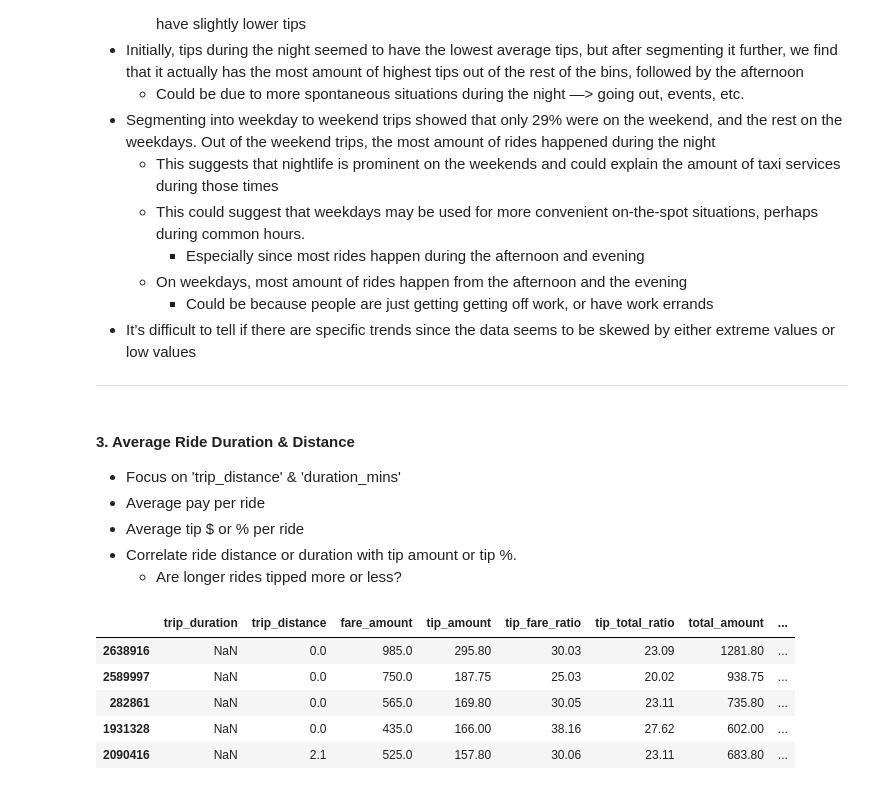
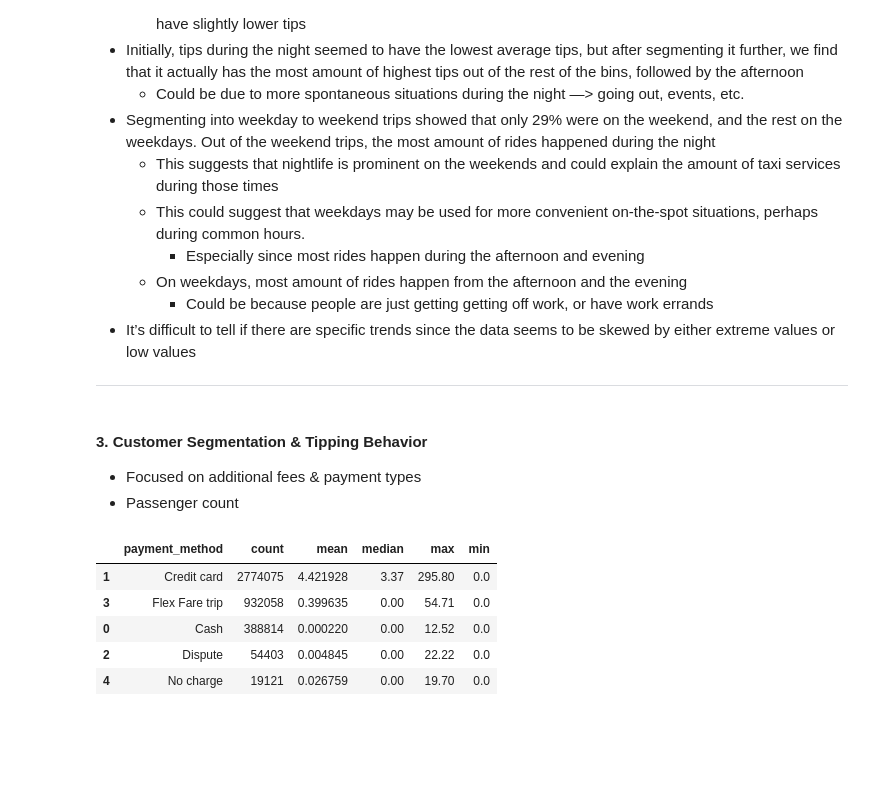
Before and after one commit to jjen1/nyc-taxis-trends, a Jupyter notebook: notebooks/yellow_taxis_eda.ipynb, the cells around one changed output. Saved outputs shown, nothing was run; the diff lists cells and outputs as text; code cells hidden in the pictures; blank space fills up the shorter version.

Commit message:
customer segmentation WIP

```diff
--- a/notebooks/yellow_taxis_eda.ipynb
+++ b/notebooks/yellow_taxis_eda.ipynb
@@ -1851,19 +1851,6 @@ merged_tips_datetime[merged_tips_datetime['PU_is_weekend'] == False].groupby('PU
 * It’s difficult to tell if there are specific trends since the data seems to be skewed by either extreme values or low values
 ---
 # %% [markdown]
-#### **3. Average Ride Duration & Distance**
-* Focus on 'trip_distance' & 'duration_mins'
-* Average pay per ride
-* Average tip $ or % per ride
-* Correlate ride distance or duration with tip amount or tip %.
-  * Are longer rides tipped more or less?
+#### **3. Customer Segmentation & Tipping Behavior**
+* Focused on additional fees & payment types
+* Passenger count
-# %%
-# lets rearrange the columns to have the duration and distance columns at the beginning for better readability
-merged_tips.reindex(columns=['trip_duration', 'trip_distance'] + [c for c in merged_tips.columns if c not in ['trip_duration', 'trip_distance']]).head()  # checking the first few rows of the dataframe with the rearranged columns
-# %% [output]
-|  | trip_duration | trip_distance | fare_amount | tip_amount | tip_fare_ratio | tip_total_ratio | total_amount | ... |
-| 2638916 | NaN | 0.0 | 985.0 | 295.80 | 30.03 | 23.09 | 1281.80 | ... |
-| 2589997 | NaN | 0.0 | 750.0 | 187.75 | 25.03 | 20.02 | 938.75 | ... |
-| 282861 | NaN | 0.0 | 565.0 | 169.80 | 30.05 | 23.11 | 735.80 | ... |
-| 1931328 | NaN | 0.0 | 435.0 | 166.00 | 38.16 | 27.62 | 602.00 | ... |
-| 2090416 | NaN | 2.1 | 525.0 | 157.80 | 30.06 | 23.11 | 683.80 | ... |
@@ -1872,0 +1857,10 @@ merged_tips.reindex(columns=['trip_duration', 'trip_distance'] + [c for c in mer
+# %%
+# looking at the tip amounts by payment method
+merged_tips.groupby('payment_method')['tip_amount'].agg(['count', 'mean', 'median', 'max', 'min']).reset_index().sort_values(by='count', ascending=False)
+# %% [output]
+|  | payment_method | count | mean | median | max | min |
+| 1 | Credit card | 2774075 | 4.421928 | 3.37 | 295.80 | 0.0 |
+| 3 | Flex Fare trip | 932058 | 0.399635 | 0.00 | 54.71 | 0.0 |
+| 0 | Cash | 388814 | 0.000220 | 0.00 | 12.52 | 0.0 |
+| 2 | Dispute | 54403 | 0.004845 | 0.00 | 22.22 | 0.0 |
+| 4 | No charge | 19121 | 0.026759 | 0.00 | 19.70 | 0.0 |
```
Also changed, not shown: parts of 17 cells of this notebook.
